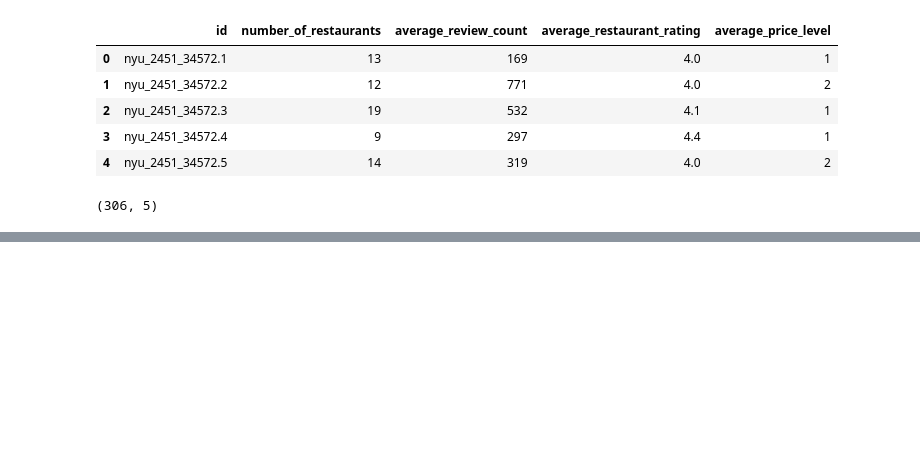
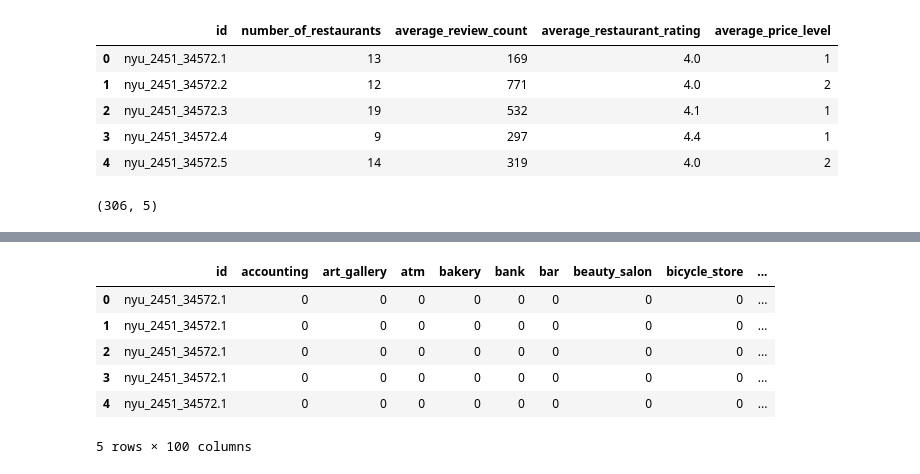
Before and after one commit to ktamkee/NYC_midterm_project, a Jupyter notebook: data/google_data.ipynb, the cells around one changed output, grey strips where cells are left out. Saved outputs shown, nothing was run; the diff lists cells and outputs as text; code cells hidden in the pictures; blank space fills up the shorter version.

```diff
--- a/data/google_data.ipynb
+++ b/data/google_data.ipynb
@@ -90,0 +123,11 @@ restuarants_data.shape
+# %%
+venue_category_list = list()
+
+for venue in venue_data.type:
+
+    temp_list = []
+
+    for i in venue:
+        temp_list.append(i[0])
+
+    venue_category_list = venue_category_list + temp_list
@@ -90,0 +160,13 @@ restuarants_data.shape
+# %%
+onehot = pd.get_dummies(venues[['venue_category']], prefix='', prefix_sep='')
+venues = venues.join(onehot)
+venues = venues.drop(columns=['venue_category'], axis = 1)
+venues.head()
+# %% [output]
+|  | id | accounting | art_gallery | atm | bakery | bank | bar | beauty_salon | bicycle_store | ... |
+| 0 | nyu_2451_34572.1 | 0 | 0 | 0 | 0 | 0 | 0 | 0 | 0 | ... |
+| 1 | nyu_2451_34572.1 | 0 | 0 | 0 | 0 | 0 | 0 | 0 | 0 | ... |
+| 2 | nyu_2451_34572.1 | 0 | 0 | 0 | 0 | 0 | 0 | 0 | 0 | ... |
+| 3 | nyu_2451_34572.1 | 0 | 0 | 0 | 0 | 0 | 0 | 0 | 0 | ... |
+| 4 | nyu_2451_34572.1 | 0 | 0 | 0 | 0 | 0 | 0 | 0 | 0 | ... |
+5 rows × 100 columns
```
Also changed, not shown: parts of 10 cells of this notebook.
